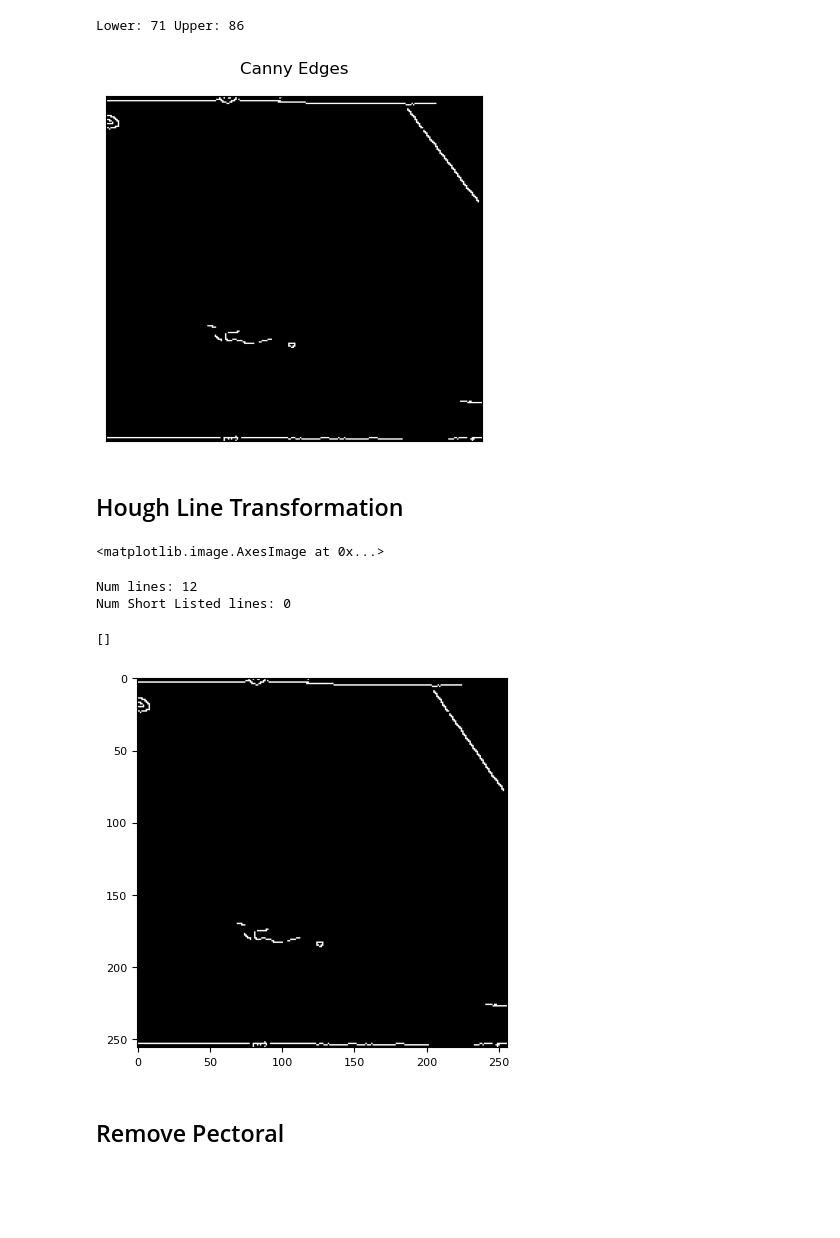
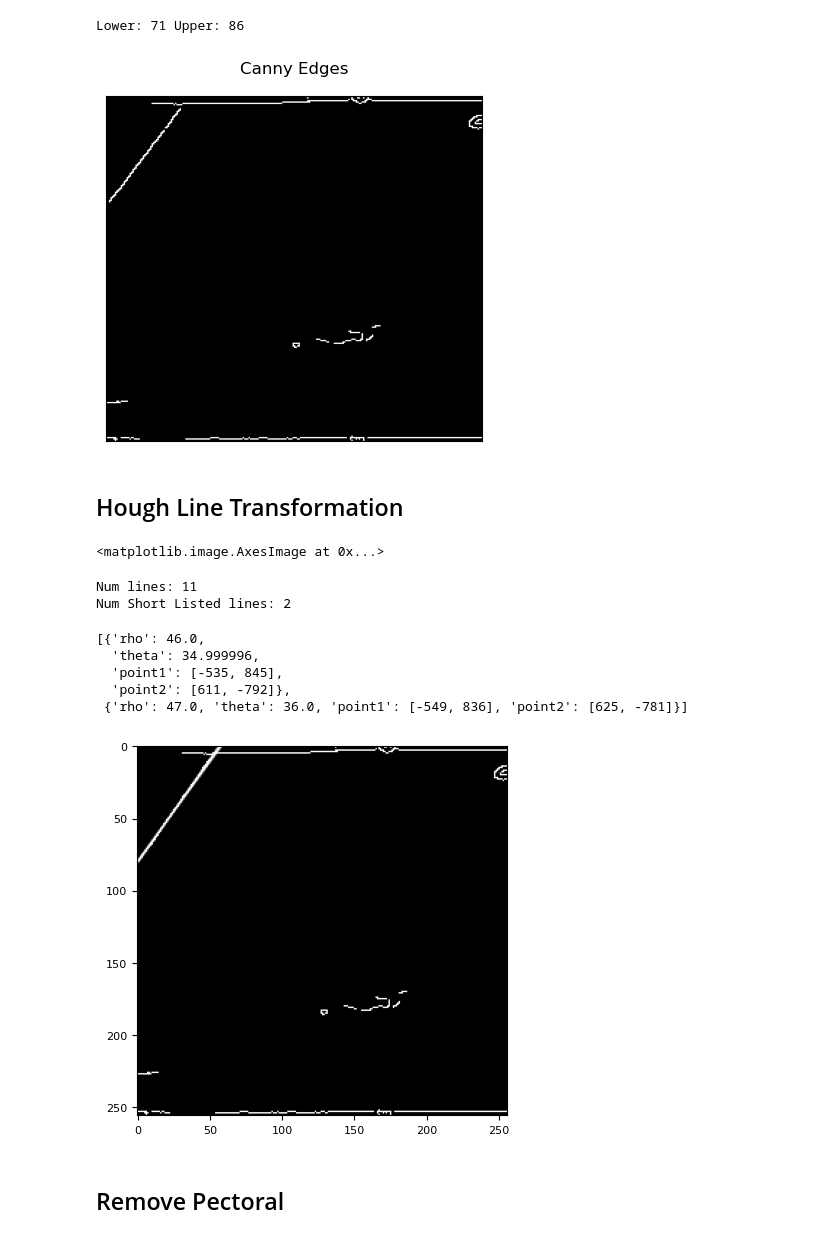
Before and after one commit to john-james-ai/BreastCancerDetection, a Jupyter notebook: notebooks/lab/pectoral1.ipynb, the cells around one changed output. Saved outputs shown, nothing was run; the diff lists cells and outputs as text; code cells hidden in the pictures; blank space fills up the shorter version.

```diff
--- a/notebooks/lab/pectoral1.ipynb
+++ b/notebooks/lab/pectoral1.ipynb
@@ -39,12 +39,12 @@ INFO:bcd.utils.profile:Profiling
 # %% [markdown]
 ## Right Flip
 # %%
-# def right_flip(image):
-#     left_nonzero = cv2.countNonZero(image[:, 0:int(image.shape[1]*.10)][0])
-#     right_nonzero = cv2.countNonZero(image[:, int(image.shape[1]*.90):][0])
-#     print(left_nonzero)
-#     print(right_nonzero)
-#     if(left_nonzero < right_nonzero):
-#         image = cv2.flip(image, 1)
-#     return image
-# img = right_flip(img)
+def right_flip(image):
+    left_nonzero = cv2.countNonZero(image[:, 0:int(image.shape[1]*.10)][0])
+    right_nonzero = cv2.countNonZero(image[:, int(image.shape[1]*.90):][0])
+    print(left_nonzero)
+    print(right_nonzero)
+    if(left_nonzero < right_nonzero):
+        image = cv2.flip(image, 1)
+    return image
+img = right_flip(img)
@@ -84,7 +81,7 @@ Lower: 71 Upper: 86
 # %%
 _ = plot_images([edges], title="Canny Edges")
 # %% [output]
-[figure, old version]
+[figure, new version]
 # %% [markdown]
 ## Hough Line Transformation
 # %%
@@ -113,39 +110,43 @@ lines = cv2.HoughLines(image=edges,rho=1,theta=np.pi/180,threshold=50)
 line_list = []
 edges_lines = edges.copy()
 for line in lines:
     rho, theta = line[0]
     a = np.cos(theta)
     b = np.sin(theta)
     x0 = a * rho
     y0 = b * rho
     # x1 stores the rounded off value of (rcos(theta)-1000sin(theta))
-    x1 = int(x0 - 1000*(b))
+    x1 = int(x0 + 1000*(-b))
 
     # y1 stores the rounded off value of (rsin(theta)+1000cos(theta))
     y1 = int(y0 + 1000*(a))
 
     # x2 stores the rounded off value of (rcos(theta)+1000sin(theta))
-    x2 = int(x0 + 1000*(b))
+    x2 = int(x0 - 1000*(-b))
 
     # y2 stores the rounded off value of (rsin(theta)-1000cos(theta))
     y2 = int(y0 - 1000*(a))
     line = {'rho': rho, 'theta': np.degrees(theta), 'point1': [x1,y1], 'point2': [x2,y2]}
     line_list.append(line)
     if shortlist_line(line):
         edges_lines= cv2.line(edges_lines, (x1,y1), (x2,y2), color=255, thickness= 1, lineType= cv2.LINE_AA)
 
 
 plt.imshow(edges_lines, cmap='gray')
 print(f"Num lines: {len(line_list)}")
 slines = shortlist_lines(line_list)
 print(f"Num Short Listed lines: {len(slines)}")
 slines
 # %% [output]
 <matplotlib.image.AxesImage at 0x...>
-Num lines: 12
-Num Short Listed lines: 0
+Num lines: 11
+Num Short Listed lines: 2
-[]
+[{'rho': 46.0,
+  'theta': 34.999996,
+  'point1': [-535, 845],
+  'point2': [611, -792]},
+ {'rho': 47.0, 'theta': 36.0, 'point1': [-549, 836], 'point2': [625, -781]}]
-[figure, old version]
+[figure, new version]
 # %% [markdown]
 ## Remove Pectoral
 # %%
```
Also changed, not shown: parts of 4 cells of this notebook, 27 other files.
